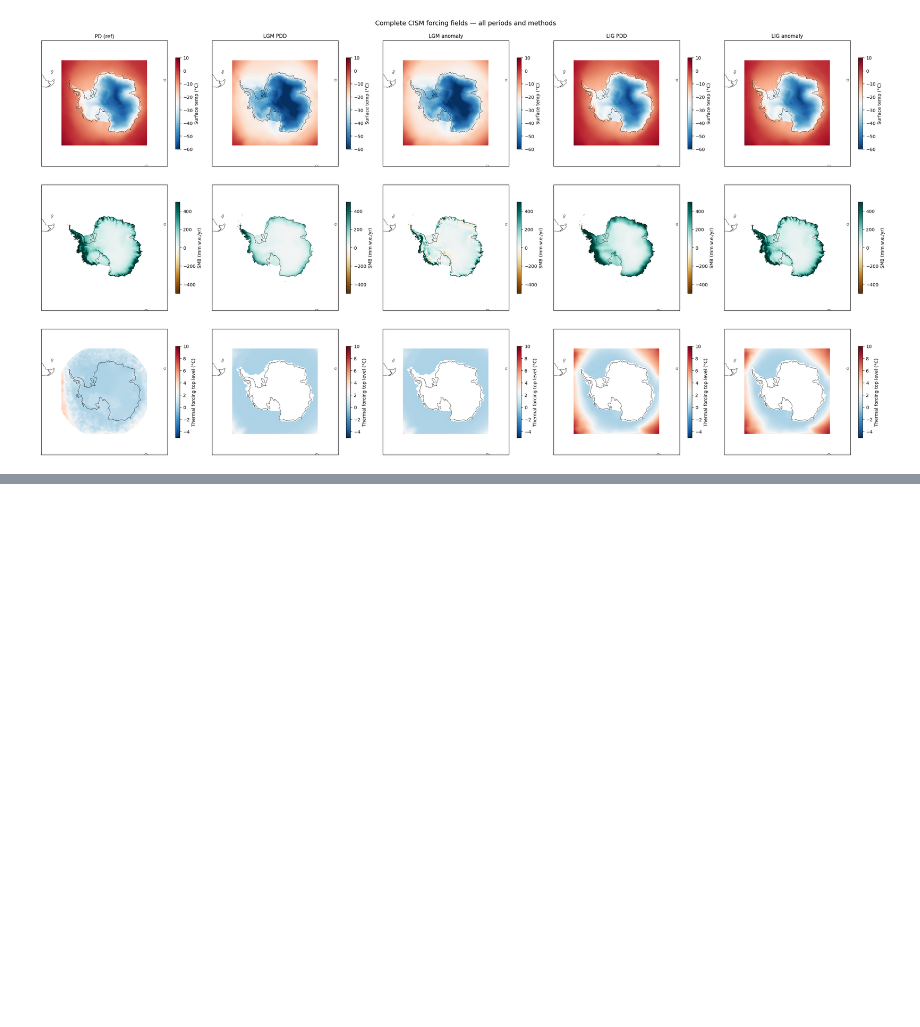
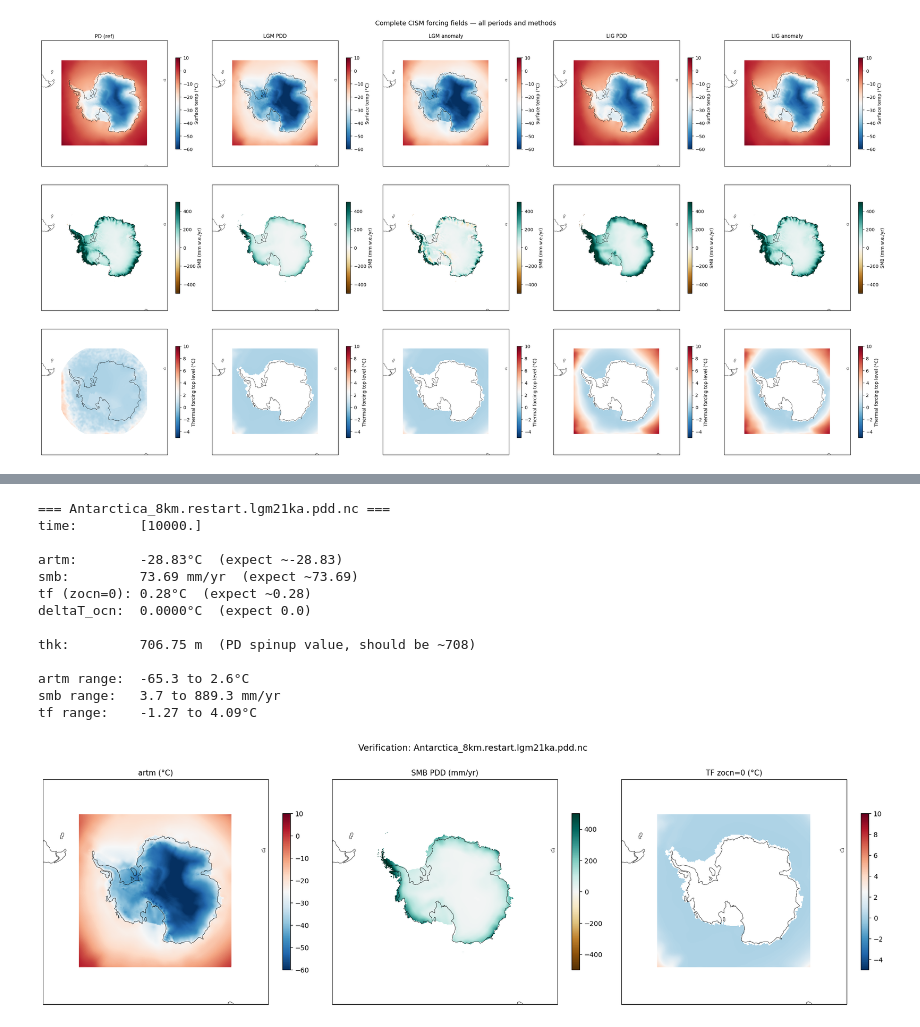
Before and after one commit to advikeswaran/cism-modeling, a Jupyter notebook: NewForcingMaker.ipynb, the cells around one changed output, grey strips where cells are left out. Saved outputs shown, nothing was run; the diff lists cells and outputs as text; code cells hidden in the pictures; blank space fills up the shorter version.

```diff
--- a/NewForcingMaker.ipynb
+++ b/NewForcingMaker.ipynb
@@ -955,0 +1122,63 @@ LIG anomaly                -15.4°       178.8 mm/yr     2.16°
+# %%
+ds_verify = xr.open_dataset(forcing_dir + "Antarctica_8km.restart.lgm21ka.pdd.nc", decode_cf=False)
+
+def clean(arr):
+    a = arr.astype("float64")
+    return np.where((a <= -9999.) | (a > 1e10), np.nan, a)
+
+artm_v = clean(ds_verify["artm"].values.squeeze())
+smb_v  = clean(ds_verify["smb"].values.squeeze())
+tf_v   = clean(ds_verify["thermal_forcing"].values.squeeze())
+dT_v   = clean(ds_verify["deltaT_ocn"].values.squeeze())
+thk_v  = clean(ds_verify["thk"].values.squeeze())
+
+print("=== Antarctica_8km.restart.lgm21ka.pdd.nc ===")
+print(f"time:        {ds_verify['time'].values}")
+print(f"\nartm:        {np.nanmean(artm_v):.2f}°C  (expect ~-28.83)")
+print(f"smb:         {np.nanmean(smb_v):.2f} mm/yr  (expect ~73.69)")
+print(f"tf (zocn=0): {np.nanmean(tf_v[0]):.2f}°C  (expect ~{np.nanmean(clean(ds_lgm_pdd['thermal_forcing'].isel(time=0).values)[0]):.2f})")
+print(f"deltaT_ocn:  {np.nanmean(dT_v):.4f}°C  (expect 0.0)")
+print(f"\nthk:         {np.nanmean(thk_v):.2f} m  (PD spinup value, should be ~708)")
+
+print(f"\nartm range:  {np.nanmin(artm_v):.1f} to {np.nanmax(artm_v):.1f}°C")
+print(f"smb range:   {np.nanmin(smb_v):.1f} to {np.nanmax(smb_v):.1f} mm/yr")
+print(f"tf range:    {np.nanmin(tf_v):.2f} to {np.nanmax(tf_v):.2f}°C")
+
+# Quick plot
+fig, axes = plt.subplots(1, 3, figsize=(18, 6),
+                         subplot_kw={"projection": ccrs.SouthPolarStereo()})
+
+for ax, data, title, cmap, vmin, vmax in zip(axes,
+    [artm_v, smb_v, tf_v[0]],
+    ["artm (°C)", "SMB PDD (mm/yr)", "TF zocn=0 (°C)"],
+    ["RdBu_r", "BrBG", "RdBu_r"],
+    [-60, -500, -5],
+    [10,   500,  10]):
+    ax.set_extent([-180, 180, -90, -50], ccrs.PlateCarree())
+    ax.add_feature(cfeature.COASTLINE, linewidth=0.5)
+    p = ax.pcolormesh(lon2d, lat2d, data,
+                      transform=ccrs.PlateCarree(),
+                      cmap=cmap, vmin=vmin, vmax=vmax)
+    plt.colorbar(p, ax=ax, shrink=0.6)
+    ax.set_title(title, fontsize=11)
+
+plt.suptitle("Verification: Antarctica_8km.restart.lgm21ka.pdd.nc", fontsize=13)
+plt.tight_layout()
+plt.show()
+
+ds_verify.close()
+# %% [output]
+=== Antarctica_8km.restart.lgm21ka.pdd.nc ===
+time:        [10000.]
+
+artm:        -28.83°C  (expect ~-28.83)
+smb:         73.69 mm/yr  (expect ~73.69)
+tf (zocn=0): 0.28°C  (expect ~0.28)
+deltaT_ocn:  0.0000°C  (expect 0.0)
+
+thk:         706.75 m  (PD spinup value, should be ~708)
+
+artm range:  -65.3 to 2.6°C
+smb range:   3.7 to 889.3 mm/yr
+tf range:    -1.27 to 4.09°C
+[figure, added]
```
Also changed, not shown: parts of 5 cells of this notebook, 1 other file.
